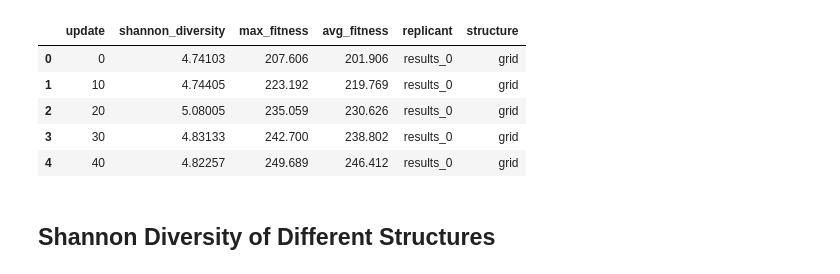
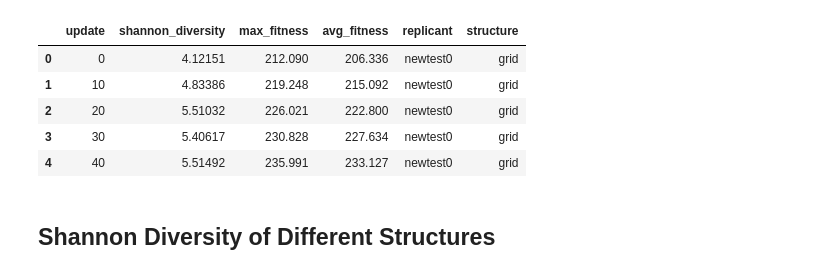
Before and after one commit to devosoft/Empirical, a Jupyter notebook: examples/evo/replica_runs_analysis.ipynb, the cells around one changed output. Cells and saved outputs as stored; diff of their text form; code cells hidden in the pictures.

```diff
--- a/examples/evo/replica_runs_analysis.ipynb
+++ b/examples/evo/replica_runs_analysis.ipynb
@@ -1,35 +1,43 @@
 # %%
 import pandas as pd
 loaded_grid = []
 loaded_mixed = []
-prefix = "results_"
-num_files = 5
+loaded_pool = []
+prefix = "newtest"
+num_files = 1
 headers = ["{0}{1}".format(prefix, i) for i in range(num_files)]
 for i in range(num_files):
-    moo = pd.read_csv("./runs/{0}{1}/grid.csv".format(prefix, i), skipinitialspace=True)
+    moo = pd.read_csv("./runs/{0}{1}-grid.csv".format(prefix, i), skipinitialspace=True)
     moo['replicant'] = "{0}{1}".format(prefix, i)
     #moo.set_index(["update"])
     loaded_grid.append(moo)
 
-    moo = pd.read_csv("./runs/{0}{1}/mixed.csv".format(prefix, i), skipinitialspace=True)
+    moo = pd.read_csv("./runs/{0}{1}-mixed.csv".format(prefix, i), skipinitialspace=True)
     moo['replicant'] = "{0}{1}".format(prefix, i)
     #moo.set_index(["update"])
     loaded_mixed.append(moo)
+
+    moo = pd.read_csv("./runs/{0}{1}-pool.csv".format(prefix, i), skipinitialspace=True)
+    moo['replicant'] = "{0}{1}".format(prefix, i)
+    #moo.set_index(["update"])
+    loaded_pool.append(moo)
 
 squished_grid = pd.concat(loaded_grid, axis=0)
 squished_grid['structure'] = "grid"
 squished_mixed = pd.concat(loaded_mixed, axis=0)
 squished_mixed['structure'] = "mixed"
+squished_pool = pd.concat(loaded_pool, axis=0)
+squished_pool['structure'] = "pool"
 
-super_squished = pd.concat([squished_grid, squished_mixed])
+super_squished = pd.concat([squished_grid, squished_mixed, squished_pool])
 super_squished.head()
 # %% [output]
 |  | update | shannon_diversity | max_fitness | avg_fitness | replicant | structure |
-| 0 | 0 | 4.74103 | 207.606 | 201.906 | results_0 | grid |
-| 1 | 10 | 4.74405 | 223.192 | 219.769 | results_0 | grid |
-| 2 | 20 | 5.08005 | 235.059 | 230.626 | results_0 | grid |
-| 3 | 30 | 4.83133 | 242.700 | 238.802 | results_0 | grid |
-| 4 | 40 | 4.82257 | 249.689 | 246.412 | results_0 | grid |
+| 0 | 0 | 4.12151 | 212.090 | 206.336 | newtest0 | grid |
+| 1 | 10 | 4.83386 | 219.248 | 215.092 | newtest0 | grid |
+| 2 | 20 | 5.51032 | 226.021 | 222.800 | newtest0 | grid |
+| 3 | 30 | 5.40617 | 230.828 | 227.634 | newtest0 | grid |
+| 4 | 40 | 5.51492 | 235.991 | 233.127 | newtest0 | grid |
 # %% [markdown]
 Shannon Diversity of Different Structures
 --------------------------------
```
Also changed, not shown: parts of 3 cells of this notebook, 2 other files.
